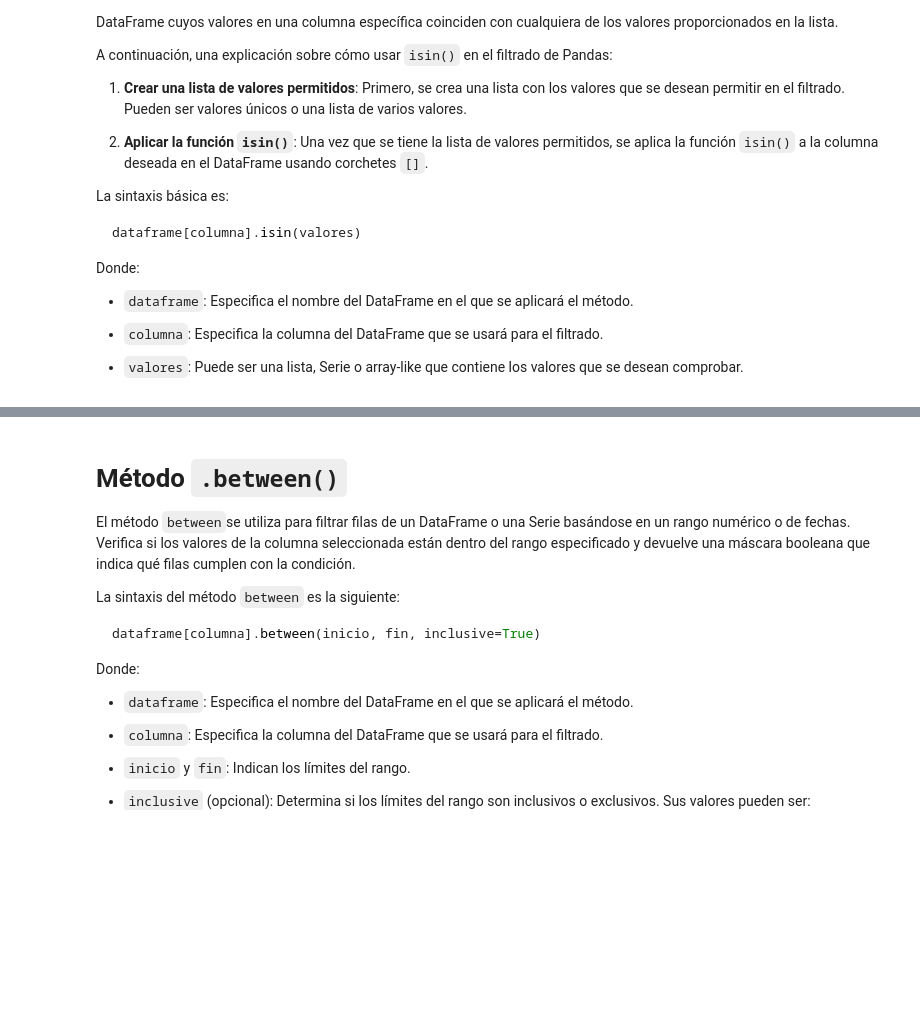
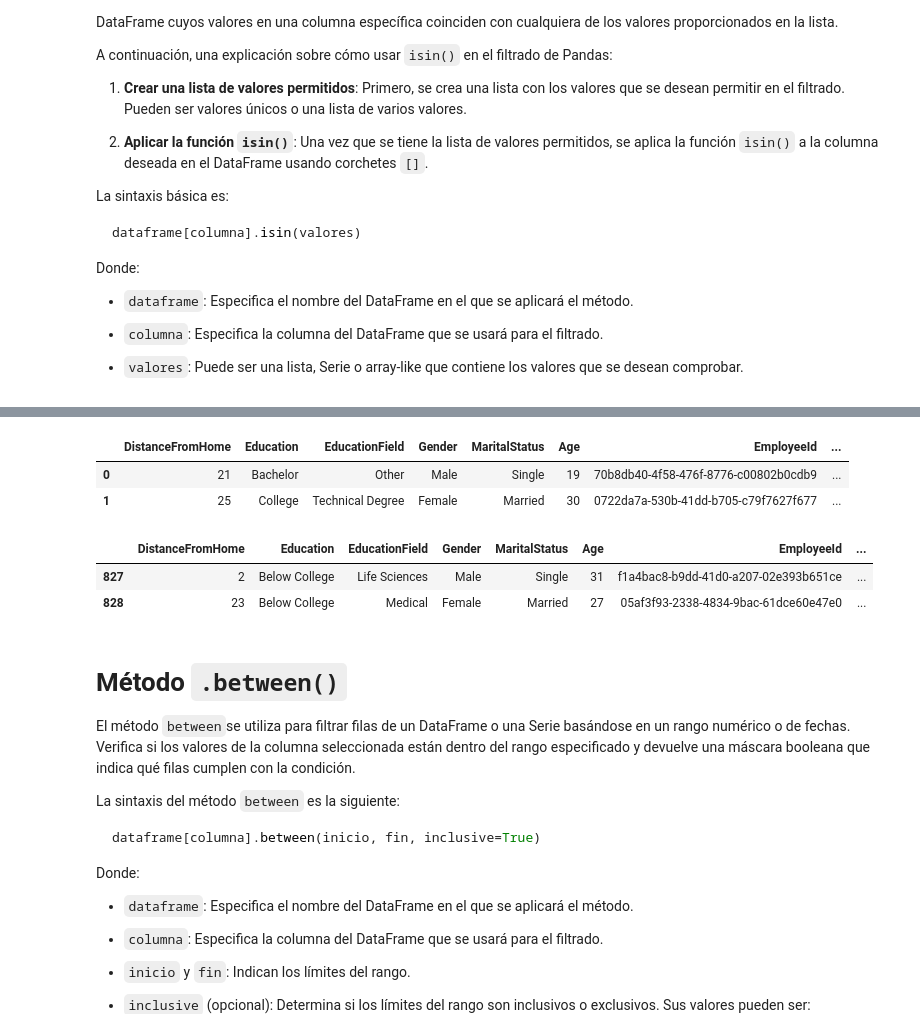
Before and after one commit to jgilsu11/Teoria, a Jupyter notebook: Modulo2/teoria/modulo2-leccion03-pandas-filtrado.ipynb, the cells around one changed output, grey strips where cells are left out. Drawn from its saved outputs; the diff is of its cells as text; code cells hidden in the pictures; blank space fills up the shorter version.

```diff
--- a/Modulo2/teoria/modulo2-leccion03-pandas-filtrado.ipynb
+++ b/Modulo2/teoria/modulo2-leccion03-pandas-filtrado.ipynb
@@ -90,0 +200,4 @@ Donde:
+# %%
+df["DateEmployment"] = pd.to_datetime(df["DateEmployment"])    #Esto es para sobreescribir la variable y convertirla a type date_time
+df["DateEmployment"].dt.year                                   #Ahora que ya lo hemos pasado a formato date_time podemos usa .dt.year para q me dé el año
+df["DateEmployment"].dt.day_name()                             #day_name te da el día de la semana
@@ -90,0 +217,8 @@ Donde:
+# %%
+df["DateEmployment"]= pd.to_datetime(df["DateEmployment"], "%B %D, %Y")                                 # %b %d, %y Para trasnformar la fecha de netflix aun fromatoq ue pueda leer
+df["day_name"]= df["DateEmployment"].dt.day_name()                   #Convertir mi columna a fecha
+df.head(2)
+# %% [output]
+|  | DistanceFromHome | Education | EducationField | Gender | MaritalStatus | Age | EmployeeId | ... |
+| 0 | 21 | Bachelor | Other | Male | Single | 19 | 70b8db40-4f58-476f-8776-c00802b0cdb9 | ... |
+| 1 | 25 | College | Technical Degree | Female | Married | 30 | 0722da7a-530b-41dd-b705-c79f7627f677 | ... |
@@ -90,0 +228,8 @@ Donde:
+# %%
+condicion_fecha= df["DateEmployment"].between(inicio, final, inclusive="both")                     #Filtrar por fecha
+df_fecha=df[condicion_fecha]
+df_fecha.head(2)
+# %% [output]
+|  | DistanceFromHome | Education | EducationField | Gender | MaritalStatus | Age | EmployeeId | ... |
+| 827 | 2 | Below College | Life Sciences | Male | Single | 31 | f1a4bac8-b9dd-41d0-a207-02e393b651ce | ... |
+| 828 | 23 | Below College | Medical | Female | Married | 27 | 05af3f93-2338-4834-9bac-61dce60e47e0 | ... |
```
Also changed, not shown: parts of 28 cells of this notebook.
